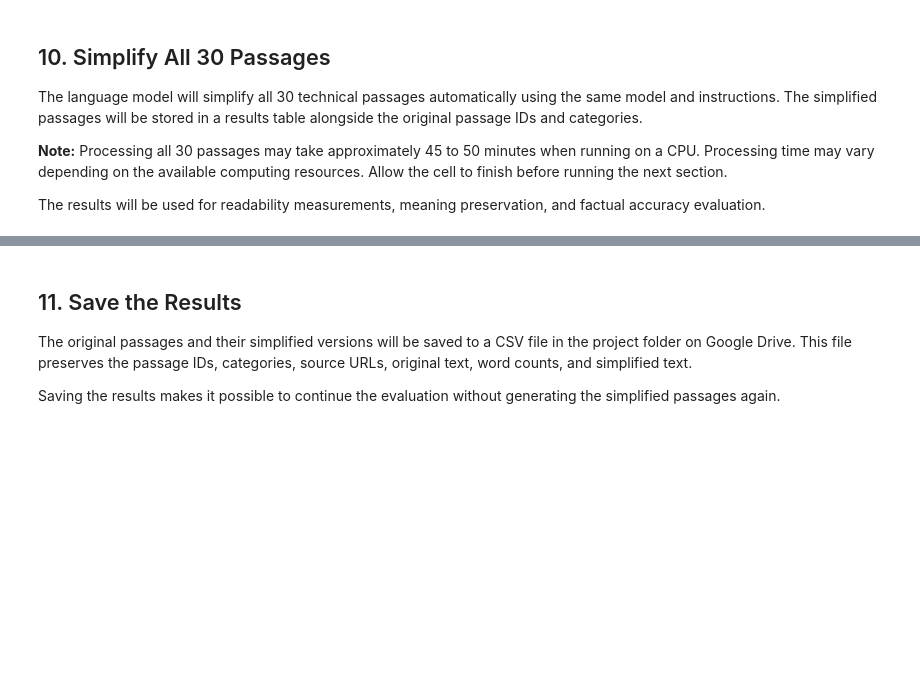
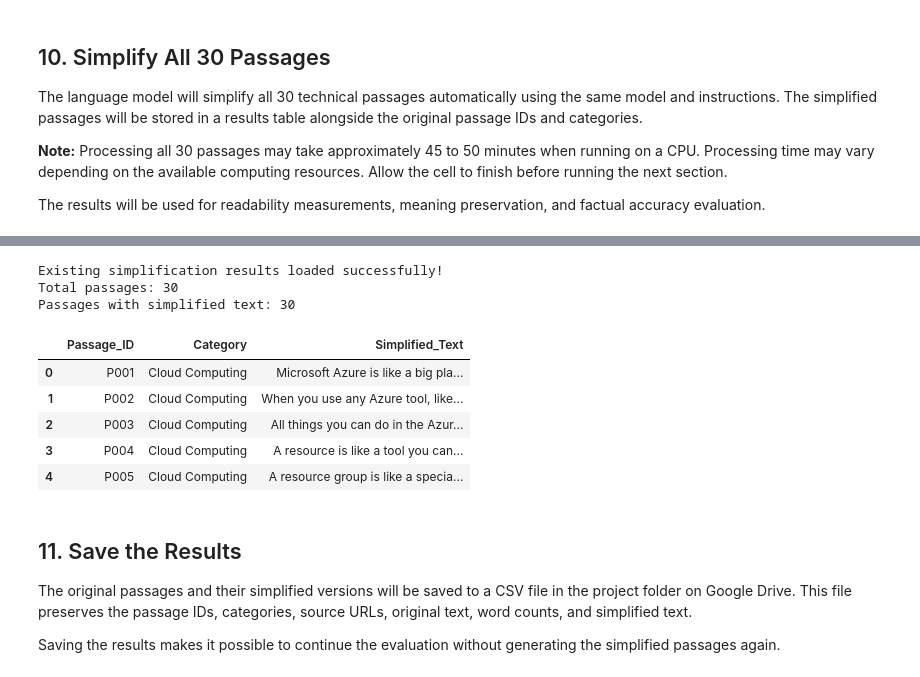
Before and after one commit to Jerry-junsoo/MindStack, a Jupyter notebook: COMP365_Technical_Language_Simplifier_Prototype.ipynb, the cells around one changed output, grey strips where cells are left out. Saved outputs shown, nothing was run; the diff lists cells and outputs as text; code cells hidden in the pictures; blank space fills up the shorter version.

```diff
--- a/COMP365_Technical_Language_Simplifier_Prototype.ipynb
+++ b/COMP365_Technical_Language_Simplifier_Prototype.ipynb
@@ -451,3 +387,39 @@ Passages with simplified text: 30
+# %%
+# Load the existing simplified passages from Google Drive
+
+import pandas as pd
+
+input_path = (
+    "/content/drive/.shortcut-targets-by-id/"
+    "1LOPJ1Y8-Xp0iCAEax_0CCgO66y633kem/"
+    "COMP365_Team_Project/Simplified_Passages.csv"
+)
+
+results_df = pd.read_csv(input_path)
+
+print("Existing simplification results loaded successfully!")
+print("Total passages:", len(results_df))
+
+print(
+    "Passages with simplified text:",
+    results_df["Simplified_Text"].fillna("").str.strip().ne("").sum()
+)
+
+display(
+    results_df[
+        ["Passage_ID", "Category", "Simplified_Text"]
+    ].head(5)
+)
+# %% [output]
+Existing simplification results loaded successfully!
+Total passages: 30
+Passages with simplified text: 30
+|  | Passage_ID | Category | Simplified_Text |
+| 0 | P001 | Cloud Computing | Microsoft Azure is like a big pla... |
+| 1 | P002 | Cloud Computing | When you use any Azure tool, like... |
+| 2 | P003 | Cloud Computing | All things you can do in the Azur... |
+| 3 | P004 | Cloud Computing | A resource is like a tool you can... |
+| 4 | P005 | Cloud Computing | A resource group is like a specia... |
 # %% [markdown]
 ## 11. Save the Results
 
```
Also changed, not shown: parts of 24 cells of this notebook.
